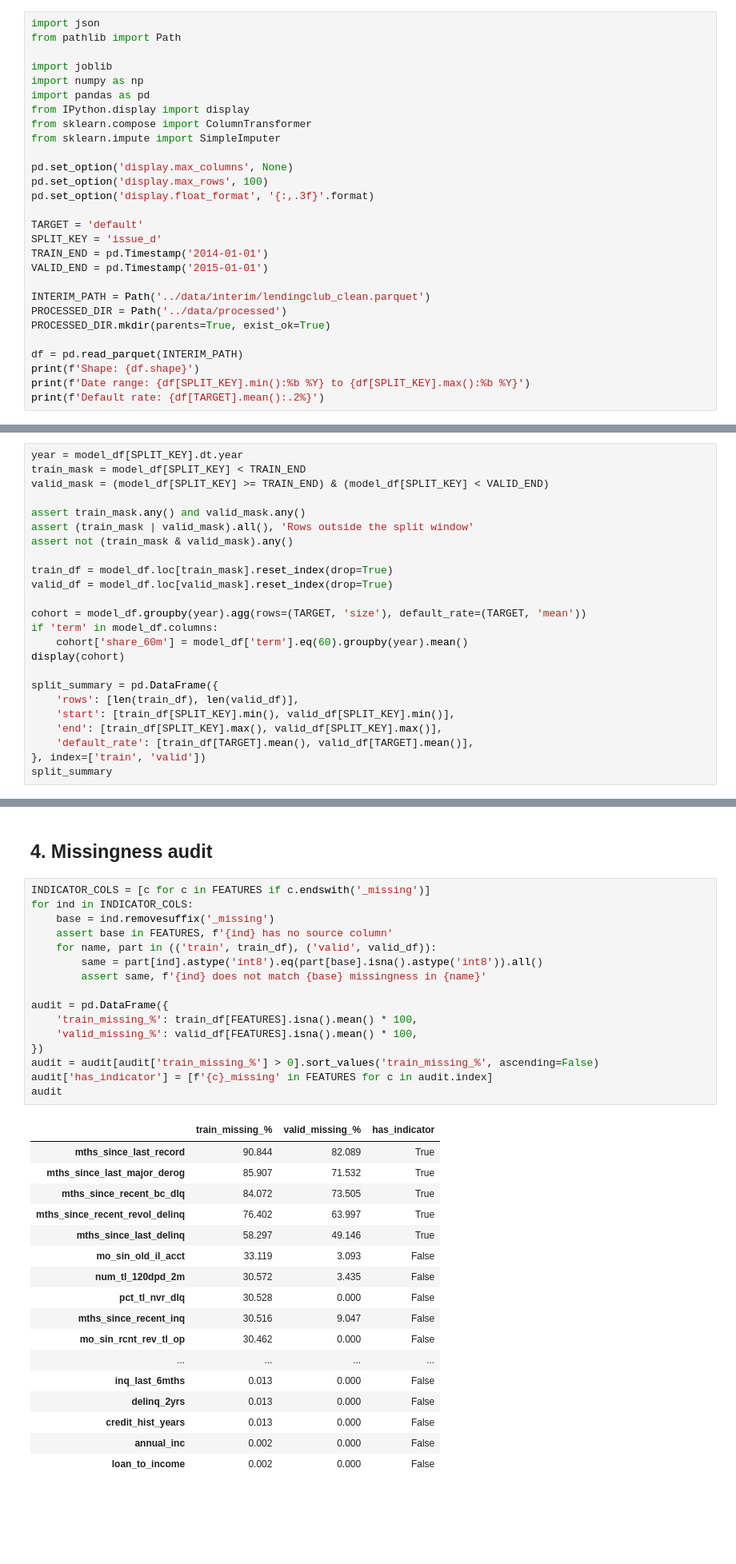
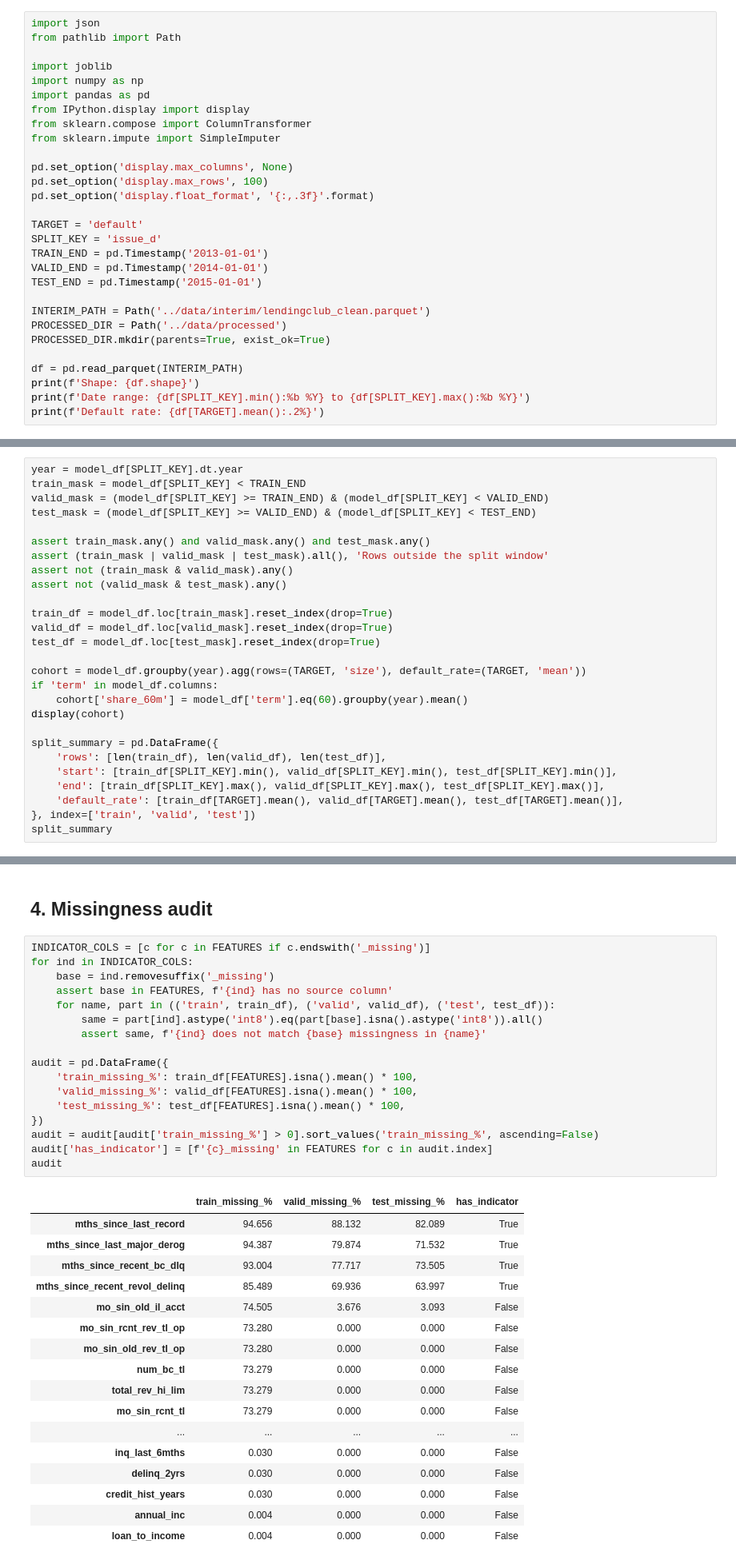
Before and after one commit to sohamkanse1718-dev/credit-risk-modeling, a Jupyter notebook: notebooks/05_feature_engineering.ipynb, the cells around one changed output, grey strips where cells are left out. Shown at 80% size. Cells and saved outputs as stored; diff of their text form; blank space fills up the shorter version.

```diff
--- a/notebooks/05_feature_engineering.ipynb
+++ b/notebooks/05_feature_engineering.ipynb
@@ -22,8 +22,9 @@ pd.set_option('display.float_format', '{:,.3f}'.format)
 
 TARGET = 'default'
 SPLIT_KEY = 'issue_d'
-TRAIN_END = pd.Timestamp('2014-01-01')
-VALID_END = pd.Timestamp('2015-01-01')
+TRAIN_END = pd.Timestamp('2013-01-01')
+VALID_END = pd.Timestamp('2014-01-01')
+TEST_END = pd.Timestamp('2015-01-01')
 
 INTERIM_PATH = Path('../data/interim/lendingclub_clean.parquet')
 PROCESSED_DIR = Path('../data/processed')
@@ -103,13 +145,16 @@ Train: loans issued before 2014. Validation: loans issued in 2014. Treat 2014 as
 year = model_df[SPLIT_KEY].dt.year
 train_mask = model_df[SPLIT_KEY] < TRAIN_END
 valid_mask = (model_df[SPLIT_KEY] >= TRAIN_END) & (model_df[SPLIT_KEY] < VALID_END)
+test_mask = (model_df[SPLIT_KEY] >= VALID_END) & (model_df[SPLIT_KEY] < TEST_END)
 
-assert train_mask.any() and valid_mask.any()
-assert (train_mask | valid_mask).all(), 'Rows outside the split window'
+assert train_mask.any() and valid_mask.any() and test_mask.any()
+assert (train_mask | valid_mask | test_mask).all(), 'Rows outside the split window'
 assert not (train_mask & valid_mask).any()
+assert not (valid_mask & test_mask).any()
 
 train_df = model_df.loc[train_mask].reset_index(drop=True)
 valid_df = model_df.loc[valid_mask].reset_index(drop=True)
+test_df = model_df.loc[test_mask].reset_index(drop=True)
 
 cohort = model_df.groupby(year).agg(rows=(TARGET, 'size'), default_rate=(TARGET, 'mean'))
 if 'term' in model_df.columns:
@@ -117,11 +162,11 @@ if 'term' in model_df.columns:
 display(cohort)
 
 split_summary = pd.DataFrame({
-    'rows': [len(train_df), len(valid_df)],
-    'start': [train_df[SPLIT_KEY].min(), valid_df[SPLIT_KEY].min()],
-    'end': [train_df[SPLIT_KEY].max(), valid_df[SPLIT_KEY].max()],
-    'default_rate': [train_df[TARGET].mean(), valid_df[TARGET].mean()],
-}, index=['train', 'valid'])
+    'rows': [len(train_df), len(valid_df), len(test_df)],
+    'start': [train_df[SPLIT_KEY].min(), valid_df[SPLIT_KEY].min(), test_df[SPLIT_KEY].min()],
+    'end': [train_df[SPLIT_KEY].max(), valid_df[SPLIT_KEY].max(), test_df[SPLIT_KEY].max()],
+    'default_rate': [train_df[TARGET].mean(), valid_df[TARGET].mean(), test_df[TARGET].mean()],
+}, index=['train', 'valid', 'test'])
 split_summary
 # %% [output]
 |  | rows | default_rate | share_60m |
@@ -142,37 +188,38 @@ split_summary
 # %%
 INDICATOR_COLS = [c for c in FEATURES if c.endswith('_missing')]
 for ind in INDICATOR_COLS:
     base = ind.removesuffix('_missing')
     assert base in FEATURES, f'{ind} has no source column'
-    for name, part in (('train', train_df), ('valid', valid_df)):
+    for name, part in (('train', train_df), ('valid', valid_df), ('test', test_df)):
         same = part[ind].astype('int8').eq(part[base].isna().astype('int8')).all()
         assert same, f'{ind} does not match {base} missingness in {name}'
 
 audit = pd.DataFrame({
     'train_missing_%': train_df[FEATURES].isna().mean() * 100,
     'valid_missing_%': valid_df[FEATURES].isna().mean() * 100,
+    'test_missing_%': test_df[FEATURES].isna().mean() * 100,
 })
 audit = audit[audit['train_missing_%'] > 0].sort_values('train_missing_%', ascending=False)
 audit['has_indicator'] = [f'{c}_missing' in FEATURES for c in audit.index]
 audit
 # %% [output]
-|  | train_missing_% | valid_missing_% | has_indicator |
-| mths_since_last_record | 90.844 | 82.089 | True |
-| mths_since_last_major_derog | 85.907 | 71.532 | True |
-| mths_since_recent_bc_dlq | 84.072 | 73.505 | True |
-| mths_since_recent_revol_delinq | 76.402 | 63.997 | True |
-| mths_since_last_delinq | 58.297 | 49.146 | True |
-| mo_sin_old_il_acct | 33.119 | 3.093 | False |
-| num_tl_120dpd_2m | 30.572 | 3.435 | False |
-| pct_tl_nvr_dlq | 30.528 | 0.000 | False |
-| mths_since_recent_inq | 30.516 | 9.047 | False |
-| mo_sin_rcnt_rev_tl_op | 30.462 | 0.000 | False |
-| ... | ... | ... | ... |
-| inq_last_6mths | 0.013 | 0.000 | False |
-| delinq_2yrs | 0.013 | 0.000 | False |
-| credit_hist_years | 0.013 | 0.000 | False |
-| annual_inc | 0.002 | 0.000 | False |
-| loan_to_income | 0.002 | 0.000 | False |
+|  | train_missing_% | valid_missing_% | test_missing_% | has_indicator |
+| mths_since_last_record | 94.656 | 88.132 | 82.089 | True |
+| mths_since_last_major_derog | 94.387 | 79.874 | 71.532 | True |
+| mths_since_recent_bc_dlq | 93.004 | 77.717 | 73.505 | True |
+| mths_since_recent_revol_delinq | 85.489 | 69.936 | 63.997 | True |
+| mo_sin_old_il_acct | 74.505 | 3.676 | 3.093 | False |
+| mo_sin_rcnt_rev_tl_op | 73.280 | 0.000 | 0.000 | False |
+| mo_sin_old_rev_tl_op | 73.280 | 0.000 | 0.000 | False |
+| num_bc_tl | 73.279 | 0.000 | 0.000 | False |
+| total_rev_hi_lim | 73.279 | 0.000 | 0.000 | False |
+| mo_sin_rcnt_tl | 73.279 | 0.000 | 0.000 | False |
+| ... | ... | ... | ... | ... |
+| inq_last_6mths | 0.030 | 0.000 | 0.000 | False |
+| delinq_2yrs | 0.030 | 0.000 | 0.000 | False |
+| credit_hist_years | 0.030 | 0.000 | 0.000 | False |
+| annual_inc | 0.004 | 0.000 | 0.000 | False |
+| loan_to_income | 0.004 | 0.000 | 0.000 | False |
 # %%
 high_missing = audit.index[audit['train_missing_%'] >= 15].tolist()
 (
```
Also changed, not shown: parts of 8 cells of this notebook, 4 other files.
